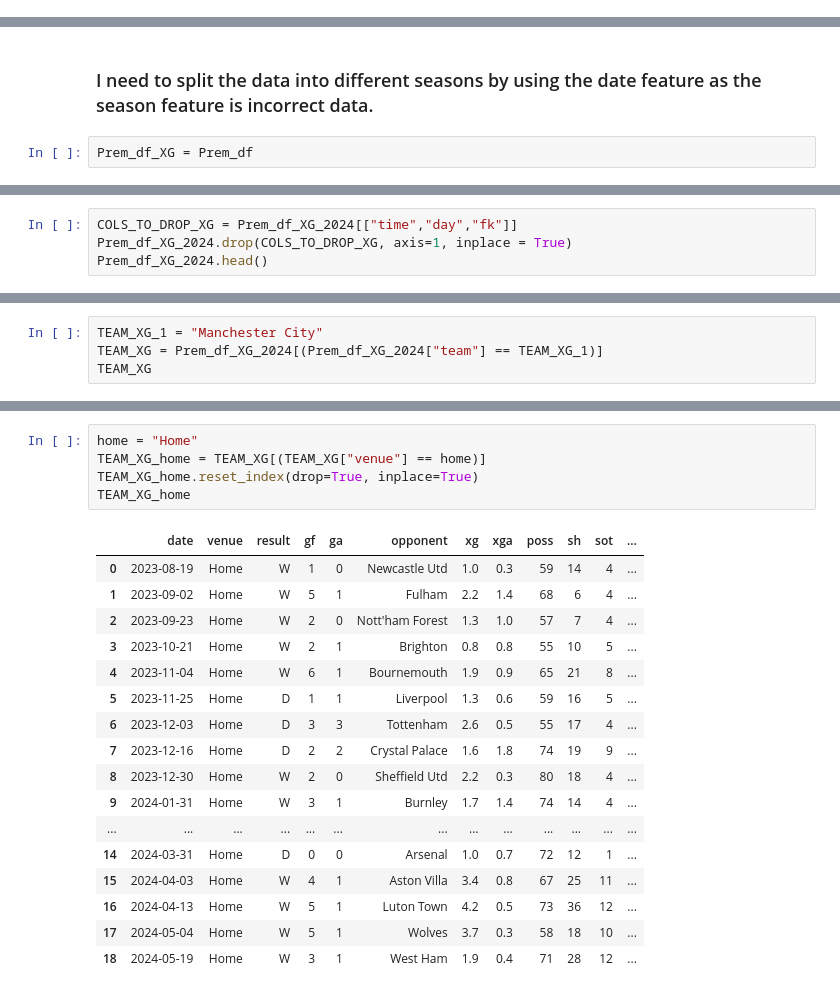
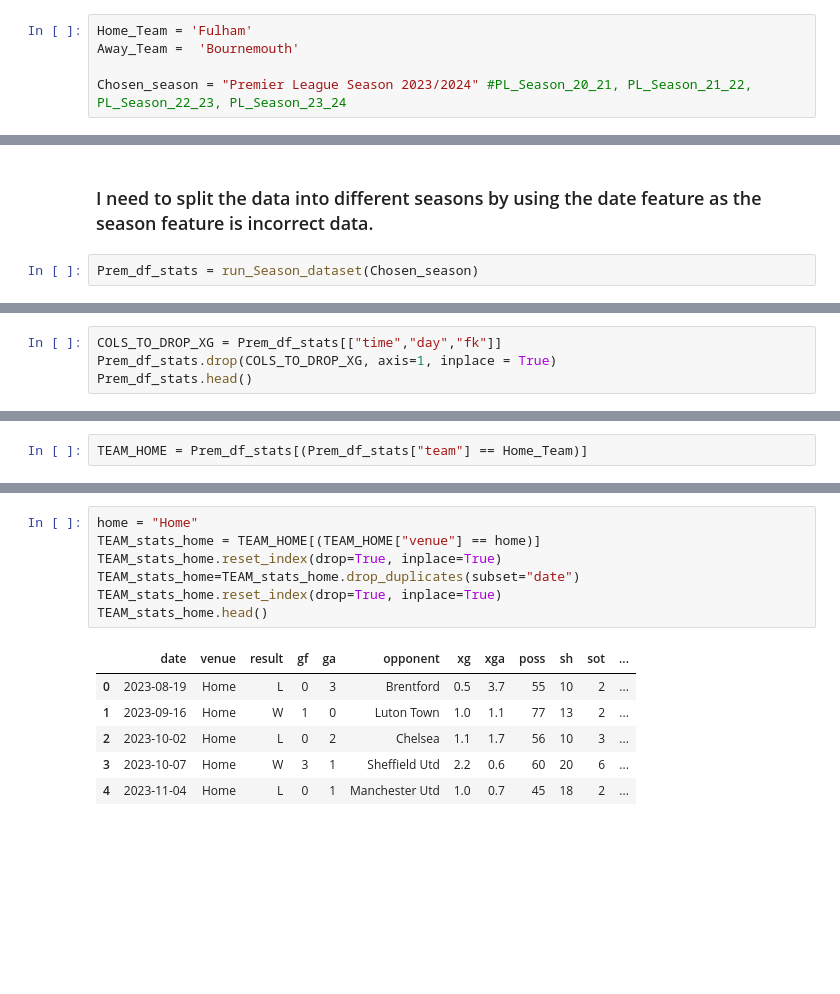
Before and after one commit to sbs24066/Can-data-be-used-to-gain-a-statistical-advantage-in-sports-betting-, a Jupyter notebook: Strategic_Thinking_HDIP2024_CA3_David_Mooney_sbs24066.ipynb, the cells around one changed output, grey strips where cells are left out. Cells and saved outputs as stored; diff of their text form; blank space fills up the shorter version.

Commit message:
more analysis team

```diff
--- a/Strategic_Thinking_HDIP2024_CA3_David_Mooney_sbs24066.ipynb
+++ b/Strategic_Thinking_HDIP2024_CA3_David_Mooney_sbs24066.ipynb
@@ -213,0 +268,5 @@ Prem_df_2024_teams = dropped_teams
+# %%
+Home_Team = 'Fulham'
+Away_Team =  'Bournemouth'
+
+Chosen_season = "Premier League Season 2023/2024" #PL_Season_20_21, PL_Season_21_22, PL_Season_22_23, PL_Season_23_24
@@ -302,4 +390,4 @@ opponent_day_stats
 # %% [markdown]
 ### I need to split the data into different seasons by using the date feature as the season feature is incorrect data.
 # %%
-Prem_df_XG = Prem_df
+Prem_df_stats = run_Season_dataset(Chosen_season)
@@ -342,7 +412,7 @@ Prem_df_XG_2024=PL_Season_23_24
 # %%
-COLS_TO_DROP_XG = Prem_df_XG_2024[["time","day","fk"]]
-Prem_df_XG_2024.drop(COLS_TO_DROP_XG, axis=1, inplace = True)
-Prem_df_XG_2024.head()
+COLS_TO_DROP_XG = Prem_df_stats[["time","day","fk"]]
+Prem_df_stats.drop(COLS_TO_DROP_XG, axis=1, inplace = True)
+Prem_df_stats.head()
 # %% [output]
 A value is trying to be set on a copy of a slice from a DataFrame
 
@@ -355,6 +425,4 @@ See the caveats in the documentation: https://pandas.pydata.org/pandas-docs/stab
 | 991 | 2023-09-02 | Home | W | 5 | 1 | Fulham | 2.2 | 1.4 | 68 | 6 | 4 | ... |
 | 992 | 2023-09-16 | Away | W | 3 | 1 | West Ham | 3.6 | 0.9 | 68 | 29 | 13 | ... |
 # %%
-TEAM_XG_1 = "Manchester City"
-TEAM_XG = Prem_df_XG_2024[(Prem_df_XG_2024["team"] == TEAM_XG_1)]
-TEAM_XG
+TEAM_HOME = Prem_df_stats[(Prem_df_stats["team"] == Home_Team)]
@@ -379,23 +429,14 @@ TEAM_XG
 # %%
 home = "Home"
-TEAM_XG_home = TEAM_XG[(TEAM_XG["venue"] == home)]
-TEAM_XG_home.reset_index(drop=True, inplace=True)
-TEAM_XG_home
+TEAM_stats_home = TEAM_HOME[(TEAM_HOME["venue"] == home)]
+TEAM_stats_home.reset_index(drop=True, inplace=True)
+TEAM_stats_home=TEAM_stats_home.drop_duplicates(subset="date")
+TEAM_stats_home.reset_index(drop=True, inplace=True)
+TEAM_stats_home.head()
 # %% [output]
 |  | date | venue | result | gf | ga | opponent | xg | xga | poss | sh | sot | ... |
-| 0 | 2023-08-19 | Home | W | 1 | 0 | Newcastle Utd | 1.0 | 0.3 | 59 | 14 | 4 | ... |
-| 1 | 2023-09-02 | Home | W | 5 | 1 | Fulham | 2.2 | 1.4 | 68 | 6 | 4 | ... |
-| 2 | 2023-09-23 | Home | W | 2 | 0 | Nott'ham Forest | 1.3 | 1.0 | 57 | 7 | 4 | ... |
-| 3 | 2023-10-21 | Home | W | 2 | 1 | Brighton | 0.8 | 0.8 | 55 | 10 | 5 | ... |
-| 4 | 2023-11-04 | Home | W | 6 | 1 | Bournemouth | 1.9 | 0.9 | 65 | 21 | 8 | ... |
-| 5 | 2023-11-25 | Home | D | 1 | 1 | Liverpool | 1.3 | 0.6 | 59 | 16 | 5 | ... |
-| 6 | 2023-12-03 | Home | D | 3 | 3 | Tottenham | 2.6 | 0.5 | 55 | 17 | 4 | ... |
-| 7 | 2023-12-16 | Home | D | 2 | 2 | Crystal Palace | 1.6 | 1.8 | 74 | 19 | 9 | ... |
-| 8 | 2023-12-30 | Home | W | 2 | 0 | Sheffield Utd | 2.2 | 0.3 | 80 | 18 | 4 | ... |
-| 9 | 2024-01-31 | Home | W | 3 | 1 | Burnley | 1.7 | 1.4 | 74 | 14 | 4 | ... |
-| ... | ... | ... | ... | ... | ... | ... | ... | ... | ... | ... | ... | ... |
-| 14 | 2024-03-31 | Home | D | 0 | 0 | Arsenal | 1.0 | 0.7 | 72 | 12 | 1 | ... |
-| 15 | 2024-04-03 | Home | W | 4 | 1 | Aston Villa | 3.4 | 0.8 | 67 | 25 | 11 | ... |
-| 16 | 2024-04-13 | Home | W | 5 | 1 | Luton Town | 4.2 | 0.5 | 73 | 36 | 12 | ... |
-| 17 | 2024-05-04 | Home | W | 5 | 1 | Wolves | 3.7 | 0.3 | 58 | 18 | 10 | ... |
-| 18 | 2024-05-19 | Home | W | 3 | 1 | West Ham | 1.9 | 0.4 | 71 | 28 | 12 | ... |
+| 0 | 2023-08-19 | Home | L | 0 | 3 | Brentford | 0.5 | 3.7 | 55 | 10 | 2 | ... |
+| 1 | 2023-09-16 | Home | W | 1 | 0 | Luton Town | 1.0 | 1.1 | 77 | 13 | 2 | ... |
+| 2 | 2023-10-02 | Home | L | 0 | 2 | Chelsea | 1.1 | 1.7 | 56 | 10 | 3 | ... |
+| 3 | 2023-10-07 | Home | W | 3 | 1 | Sheffield Utd | 2.2 | 0.6 | 60 | 20 | 6 | ... |
+| 4 | 2023-11-04 | Home | L | 0 | 1 | Manchester Utd | 1.0 | 0.7 | 45 | 18 | 2 | ... |
```
Also changed, not shown: parts of 31 cells of this notebook.
